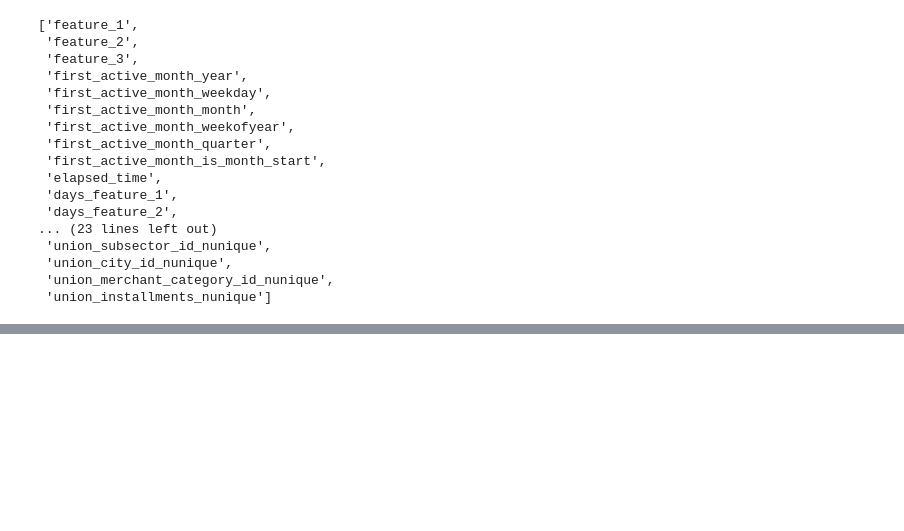
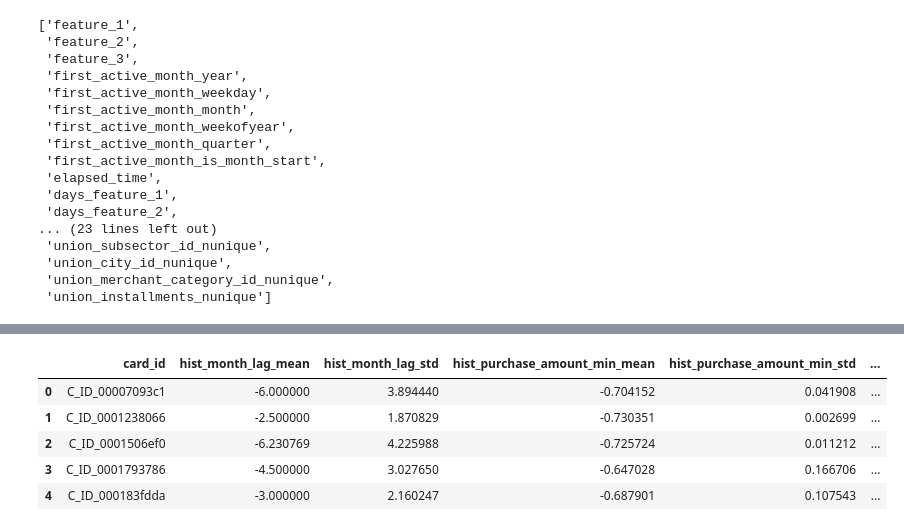
Before and after one commit to ishtos/elo, a Jupyter notebook: ipynb/feature_selection.ipynb, the cells around one changed output, grey strips where cells are left out. Cells and saved outputs as stored; diff of their text form; code cells hidden in the pictures; blank space fills up the shorter version.

```diff
--- a/ipynb/feature_selection.ipynb
+++ b/ipynb/feature_selection.ipynb
@@ -691,0 +726,9 @@ list(ffm_cols['ffm_cols'].values)
+# %%
+agg = grouped.agg(num_aggregations)
+agg.columns = ['_'.join(col).strip() for col in agg.columns.values]
+agg.reset_index(inplace=True)
+
+agg = agg.groupby('card_id').agg(['mean', 'std'])
+agg.columns = [prefix+'_'.join(col).strip() for col in agg.columns.values]
+agg = agg.reset_index()
+agg = agg.rename(columns={prefix+KEY: KEY})
@@ -691,0 +744,9 @@ list(ffm_cols['ffm_cols'].values)
+# %%
+agg.head()
+# %% [output]
+|  | card_id | hist_month_lag_mean | hist_month_lag_std | hist_purchase_amount_min_mean | hist_purchase_amount_min_std | ... |
+| 0 | C_ID_00007093c1 | -6.000000 | 3.894440 | -0.704152 | 0.041908 | ... |
+| 1 | C_ID_0001238066 | -2.500000 | 1.870829 | -0.730351 | 0.002699 | ... |
+| 2 | C_ID_0001506ef0 | -6.230769 | 4.225988 | -0.725724 | 0.011212 | ... |
+| 3 | C_ID_0001793786 | -4.500000 | 3.027650 | -0.647028 | 0.166706 | ... |
+| 4 | C_ID_000183fdda | -3.000000 | 2.160247 | -0.687901 | 0.107543 | ... |
```
Also changed, not shown: parts of 17 cells of this notebook, 25 other files.
